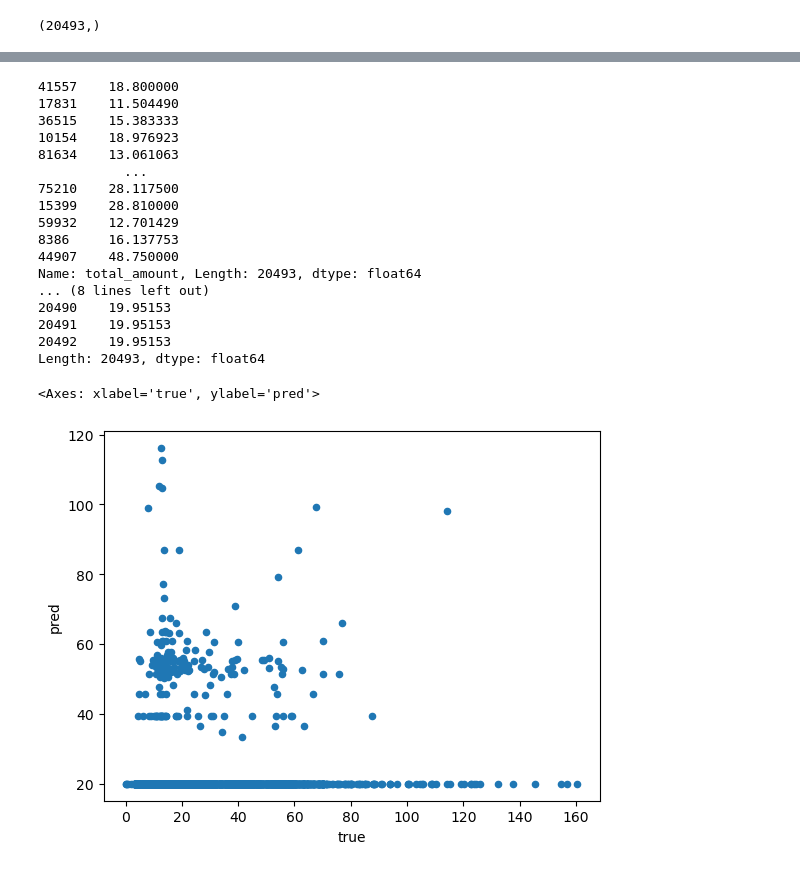
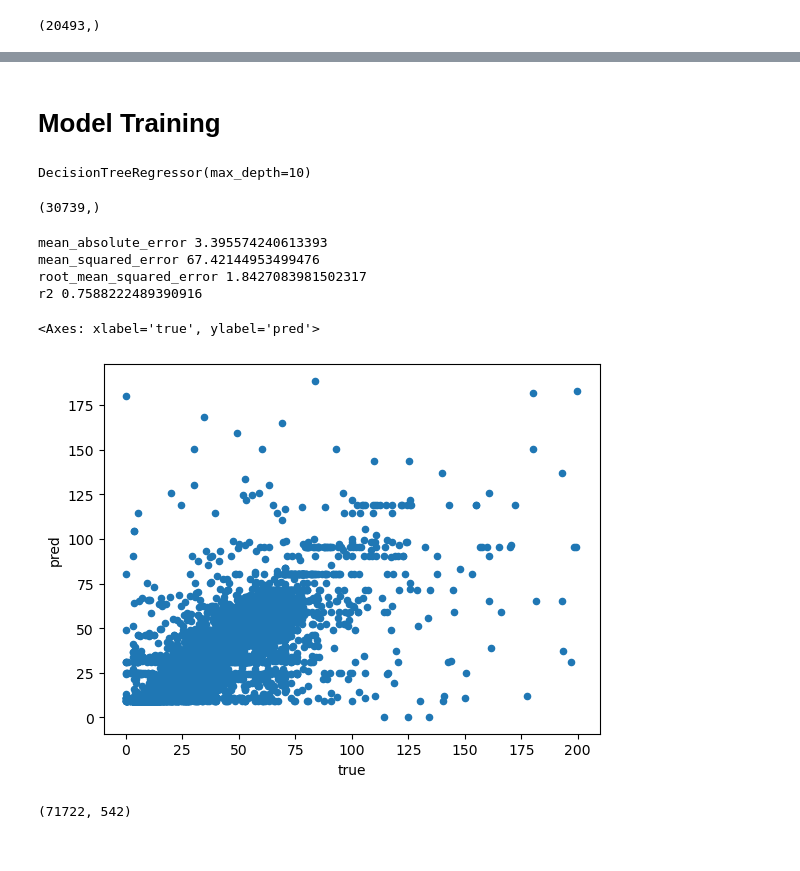
Before and after one commit to Alfej/Taxi-Data-Analysis, a Jupyter notebook: Presentable Notebook.ipynb, the cells around one changed output, grey strips where cells are left out. Cells and saved outputs as stored; diff of their text form; code cells hidden in the pictures.

```diff
--- a/Presentable Notebook.ipynb
+++ b/Presentable Notebook.ipynb
@@ -550,30 +710,40 @@ r2 0.20363209312680897
+# %%
+X = pd.get_dummies(X)
+# %%
+X_train, X_test, y_train, y_test = train_test_split(X,y, test_size = 0.3,random_state= 42)
+# %% [markdown]
+# Model Training
+# %%
+model = DecisionTreeRegressor(max_depth=10)
+model.fit(X_train, y_train)
+# %% [output]
+DecisionTreeRegressor(max_depth=10)
+# %%
+model_creatd = model
+y_predict = model.predict(X_test)
+print(y_predict.shape)
+# %% [output]
+(30739,)
+# %%
+print('mean_absolute_error',mean_absolute_error(y_test,y_predict))
+print('mean_squared_error',mean_squared_error(y_test,y_predict))
+print('root_mean_squared_error',sqrt(mean_absolute_error(y_test,y_predict)))
+print('r2',r2_score(y_test,y_predict))
+# %% [output]
+mean_absolute_error 3.395574240613393
+mean_squared_error 67.42144953499476
+root_mean_squared_error 1.8427083981502317
+r2 0.7588222489390916
 # %%
 y_test_series = pd.Series(y_test.squeeze())
-y_predict_series = pd.Series(y_predict.squeeze())
-
-print(y_test_series)
-print(y_predict_series)
-data = {'true': y_test_series, 'pred': y_predict_series}
+data = {'true': y_test_series, 'pred': y_predict}
 results = pd.DataFrame(data)
 
 results.plot(kind = 'scatter', x='true', y= 'pred')
 # %% [output]
-41557    18.800000
-17831    11.504490
-36515    15.383333
-10154    18.976923
-81634    13.061063
-           ...
-75210    28.117500
-15399    28.810000
-59932    12.701429
-8386     16.137753
-44907    48.750000
-Name: total_amount, Length: 20493, dtype: float64
-... (8 lines left out)
-20490    19.95153
-20491    19.95153
-20492    19.95153
-Length: 20493, dtype: float64
+<Axes: xlabel='true', ylabel='pred'>
-<Axes: xlabel='true', ylabel='pred'>
-[figure, old version]
+[figure, new version]
+# %%
+X_train.shape
+# %% [output]
+(71722, 542)
```
Also changed, not shown: parts of 29 cells of this notebook.
